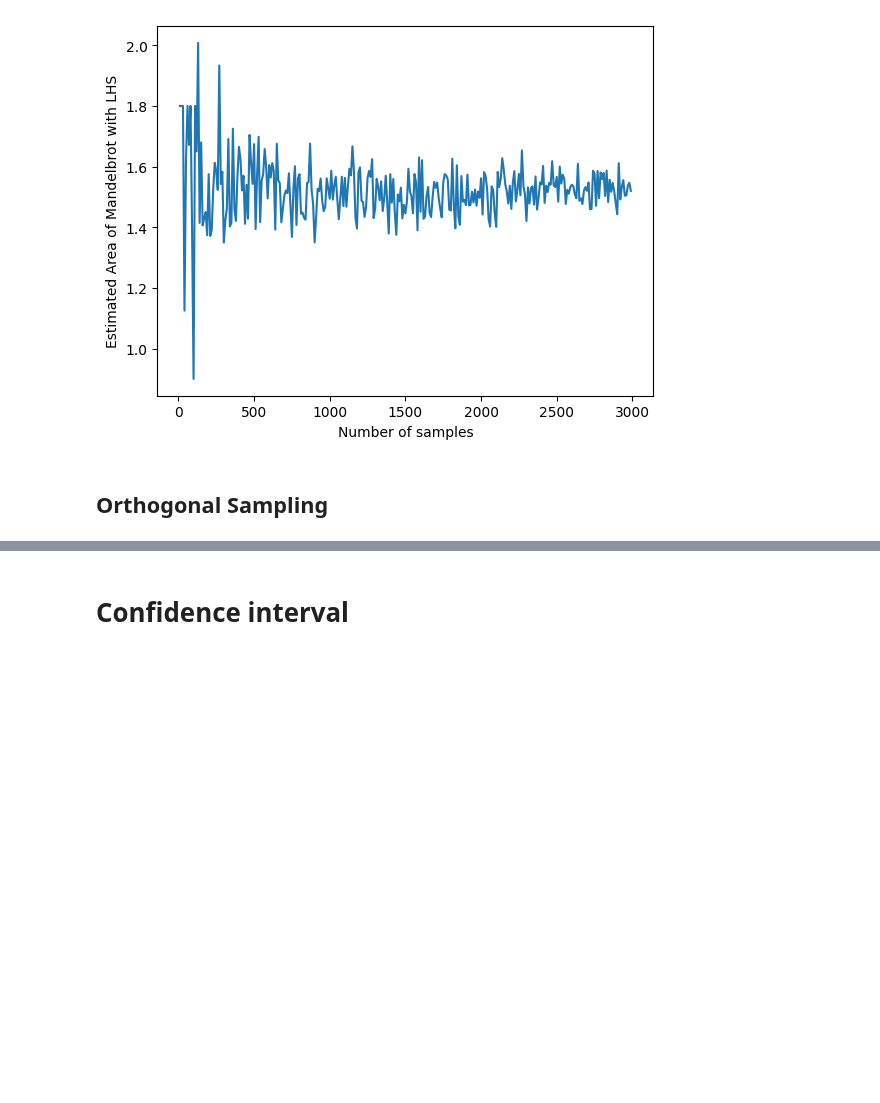
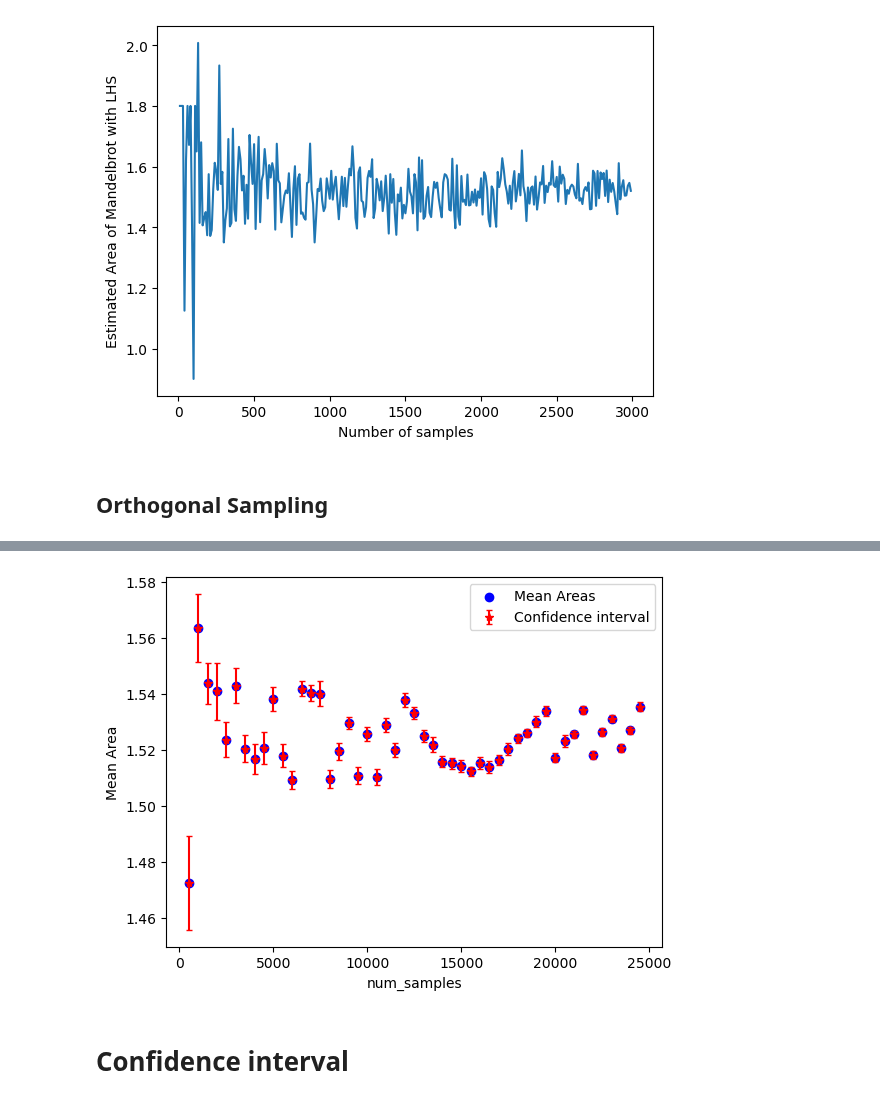
Before and after one commit to KeniaLS/Stoc_Sim_Assignment1, a Jupyter notebook: SS_Kenia_Divya_Assignment1.ipynb, the cells around one changed output, grey strips where cells are left out. Drawn from its saved outputs; the diff is of its cells as text; code cells hidden in the pictures; blank space fills up the shorter version.

```diff
--- a/SS_Kenia_Divya_Assignment1.ipynb
+++ b/SS_Kenia_Divya_Assignment1.ipynb
@@ -448,3 +454,44 @@ plt.xlabel("Number of Samples")
+# %%
+def confidence_interval(max_samples, num_iterations, type_sampling):
+    num_samples = range(500, max_samples, 500)     ## range of values for changing the No. of iterations
+    mean_ev = []
+    ci_ev = []
+    for samples in num_samples:
+        temp_eval = []
+        for _ in range(50):
+            if type_sampling == 'Random':
+                x_point = uniform.rvs(-2, 3, size=samples)
+                y_point = uniform.rvs(-1.5, 3, size=samples)
+            elif type_sampling == 'LHC':
+                pass
+            elif type_sampling == 'Orthogonal':
+                points = orthogonal_sampling(int(round(np.sqrt(samples))))
+                x_point, y_point = points[0], points[1]
+            num_points_mandel = 0
+            for x,y in zip(x_point, y_point):
+                c = complex(x, y)
+                in_mandelbrot, _ = mandelbrot(c, num_iterations)  # The second element in the tuple is the number of iterations, which we don't need here
+                if in_mandelbrot == True:
+                    num_points_mandel += 1
+            area = num_points_mandel * 16 / samples
+            temp_eval.append(area)
+        sd_sample = np.std(np.array(temp_eval))
+        ci_sample = 1.96 * sd_sample / np.sqrt(50)
+        mean_sample = np.mean(np.array(temp_eval))
+        ci_ev.append(ci_sample)
+        mean_ev.append(mean_sample)
+    return ci_ev, mean_ev, num_samples
+# %%
+ci_ortho, mean_ortho, samp_ortho = confidence_interval(25000, 200, 'Orthogonal')
+# %%
+plt.scatter(samp_ortho, mean_ortho, label='Mean Areas', color='blue')
+plt.errorbar(samp_ortho, mean_ortho, yerr=ci_ortho, fmt='*', color='red', capsize=2, label='Confidence interval')
+plt.xlabel('num_samples')
+plt.ylabel('Mean Area')
+plt.legend()
+plt.savefig("CI_ortho.svg")
+# %% [output]
+[figure, added]
 # %% [markdown]
 # Confidence interval
 # %%
```
Also changed, not shown: parts of 11 cells of this notebook, 1 other file.
